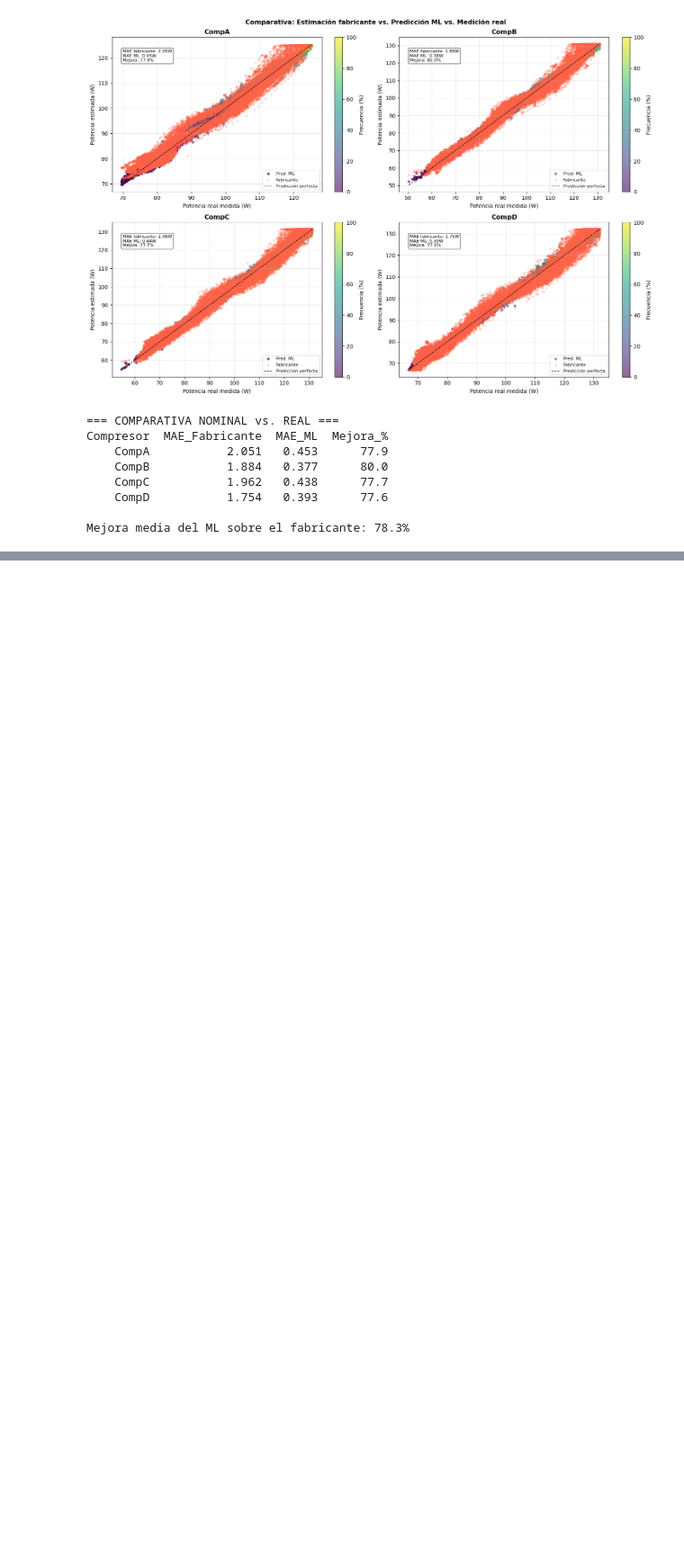
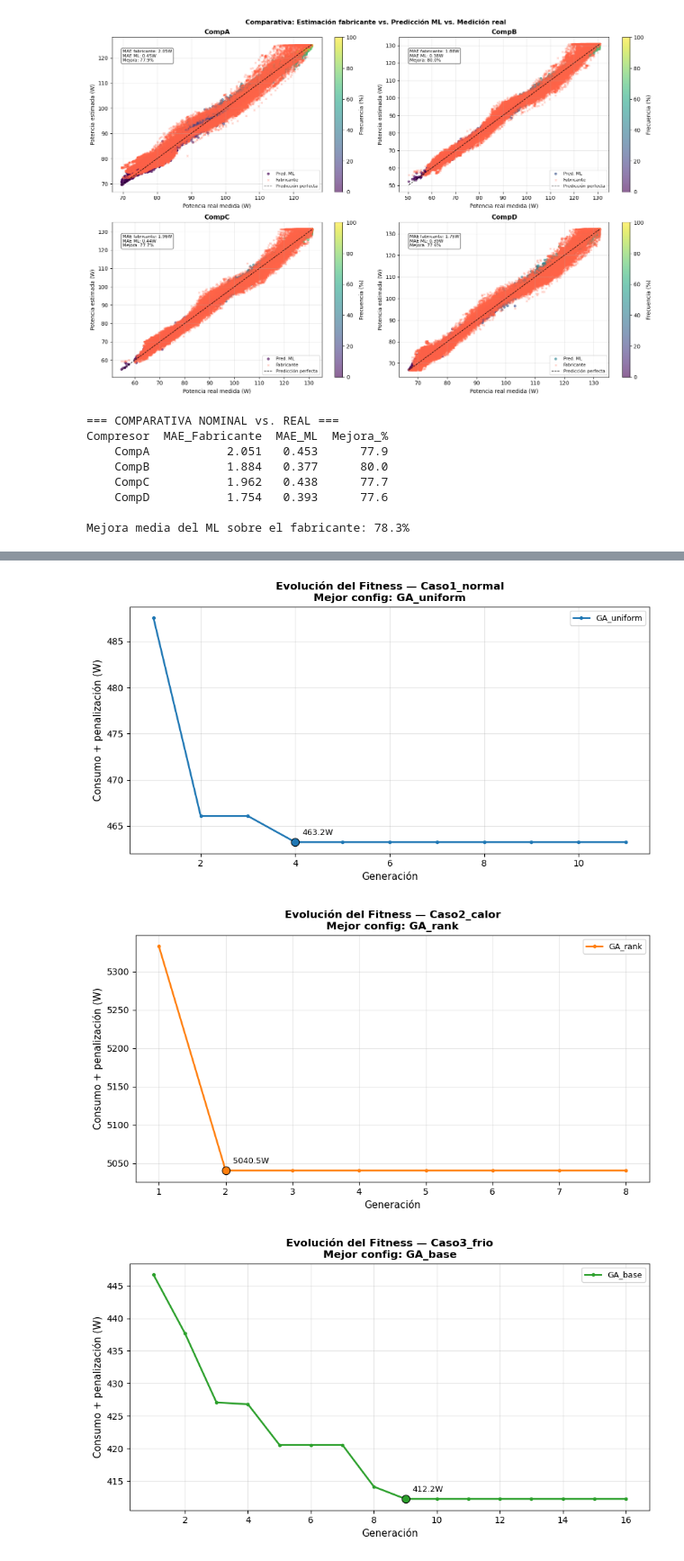
Before and after one commit to danielsoponaru/25_26_R8_Equipo_Naranja, a Jupyter notebook: Optimizacion_Compresores.ipynb, the cells around one changed output, grey strips where cells are left out. Shown at 90% size. Drawn from its saved outputs; the diff is of its cells as text; code cells hidden in the pictures; blank space fills up the shorter version.

```diff
--- a/Optimizacion_Compresores.ipynb
+++ b/Optimizacion_Compresores.ipynb
@@ -592,0 +484,48 @@ Caso4_maximo   GA_base     504.13     380.05
+# %%
+def plot_evolucion_fitness(historial_fitness, casos, df_res):
+    colores = list(mcolors.TABLEAU_COLORS.values())
+
+    # Mejor config por caso (menor consumo que cumple)
+    df_validos = df_res[df_res["Cumple"] == "✓"]
+    mejor_config_por_caso = df_validos.groupby("Caso")["Consumo_W"].idxmin()
+    mejor_por_caso = df_validos.loc[mejor_config_por_caso].set_index("Caso")["Config_GA"].to_dict()
+
+    for i, caso in enumerate(casos):
+        nombre_caso   = caso["nombre"]
+        mejor_config  = mejor_por_caso.get(nombre_caso)
+        if mejor_config is None:
+            print(f"  {nombre_caso}: ninguna config cumplió el caudal, se omite.")
+            continue
+
+        hist = historial_fitness.get((nombre_caso, mejor_config), [])
+        if not hist:
+            continue
+
+        fig, ax = plt.subplots(figsize=(9, 5))
+        gens = range(1, len(hist) + 1)
+        ax.plot(gens, hist, color=colores[i % len(colores)], linewidth=2,
+                marker="o", markersize=3, label=mejor_config)
+
+        # Marca el mínimo
+        idx_min = int(np.argmin(hist))
+        ax.scatter(idx_min + 1, hist[idx_min], color=colores[i % len(colores)],
+                   s=80, zorder=5, edgecolors="black", linewidths=0.8)
+        ax.annotate(f"{hist[idx_min]:.1f}W",
+                    xy=(idx_min + 1, hist[idx_min]),
+                    xytext=(8, 8), textcoords="offset points", fontsize=9)
+
+        ax.set_title(f"Evolución del Fitness — {nombre_caso}\nMejor config: {mejor_config}",
+                     fontsize=12, fontweight="bold")
+        ax.set_xlabel("Generación", fontsize=11)
+        ax.set_ylabel("Consumo + penalización (W)", fontsize=11)
+        ax.legend(fontsize=9)
+        ax.grid(True, alpha=0.3)
+
+        plt.tight_layout()
+        plt.show()
+
+plot_evolucion_fitness(historial_fitness, casos, df_res)
+# %% [output]
+[figure, added]
+[figure, added]
+[figure, added]
```
Also changed, not shown: parts of 7 cells of this notebook.
